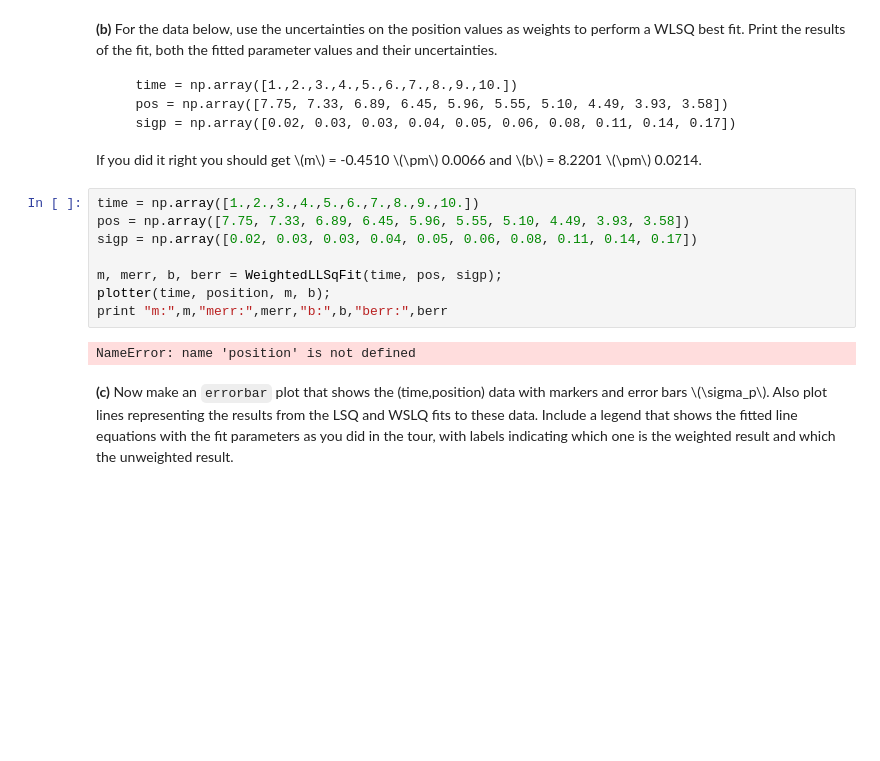
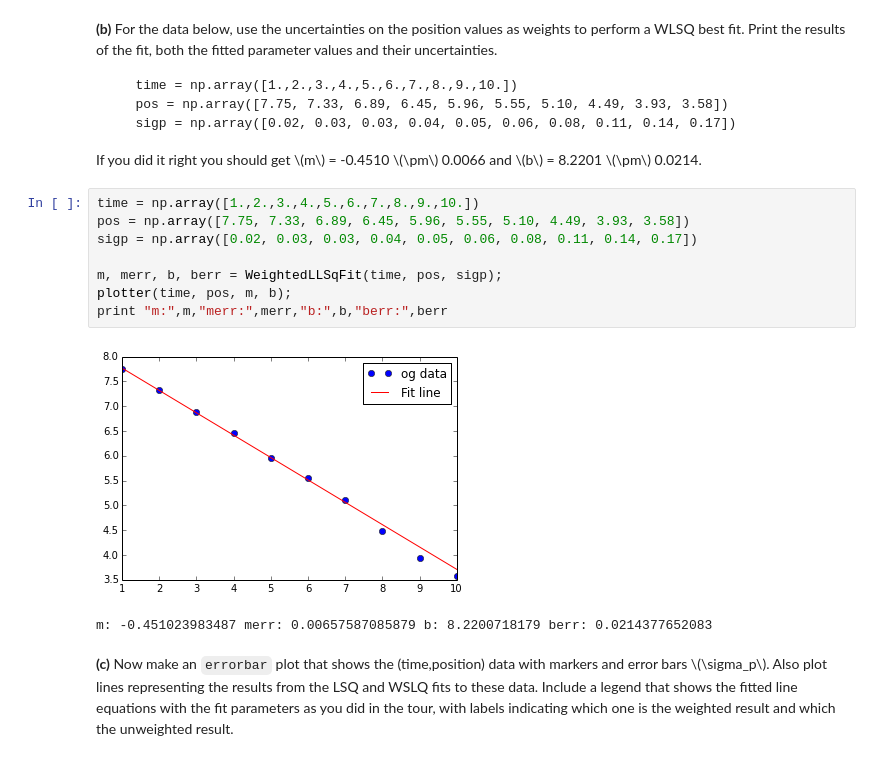
Before and after one commit to cucucachu/PHYS202-S14, a Jupyter notebook: SciPy/OptimizationExercises.ipynb, the cells around one changed output. Drawn from its saved outputs; the diff is of its cells as text; blank space fills up the shorter version.

```diff
--- a/SciPy/OptimizationExercises.ipynb
+++ b/SciPy/OptimizationExercises.ipynb
@@ -59,13 +59,14 @@ def plotter(x, y, m, b):
 # %%
 time = np.array([1.,2.,3.,4.,5.,6.,7.,8.,9.,10.])
 pos = np.array([7.75, 7.33, 6.89, 6.45, 5.96, 5.55, 5.10, 4.49, 3.93, 3.58])
 sigp = np.array([0.02, 0.03, 0.03, 0.04, 0.05, 0.06, 0.08, 0.11, 0.14, 0.17])
 
 m, merr, b, berr = WeightedLLSqFit(time, pos, sigp);
-plotter(time, position, m, b);
+plotter(time, pos, m, b);
 print "m:",m,"merr:",merr,"b:",b,"berr:",berr
 # %% [output]
+[figure, added]
-NameError: name 'position' is not defined
+m: -0.451023983487 merr: 0.00657587085879 b: 8.2200718179 berr: 0.0214377652083
 # %% [markdown]
 <p><strong>(c)</strong> Now make an <code>errorbar</code> plot that shows the (time,position) data with markers and error bars <span class="math">\(\sigma_p\)</span>. Also plot lines representing the results from the LSQ and WSLQ fits to these data. Include a legend that shows the fitted line equations with the fit parameters as you did in the tour, with labels indicating which one is the weighted result and which the unweighted result.</p>
 # %%
```
